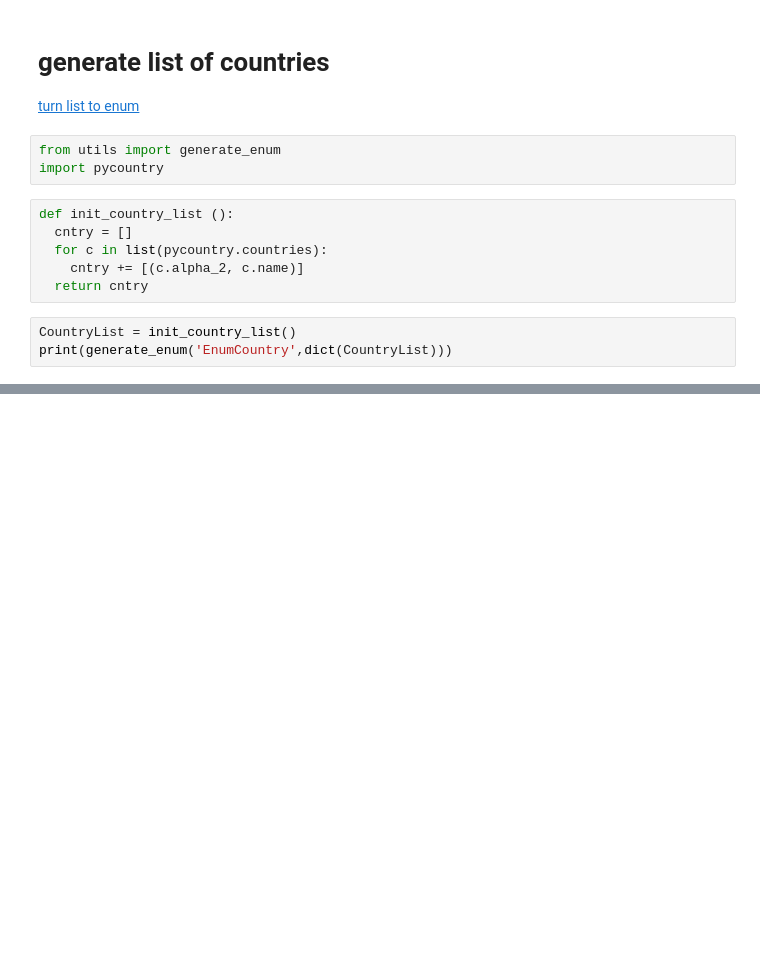
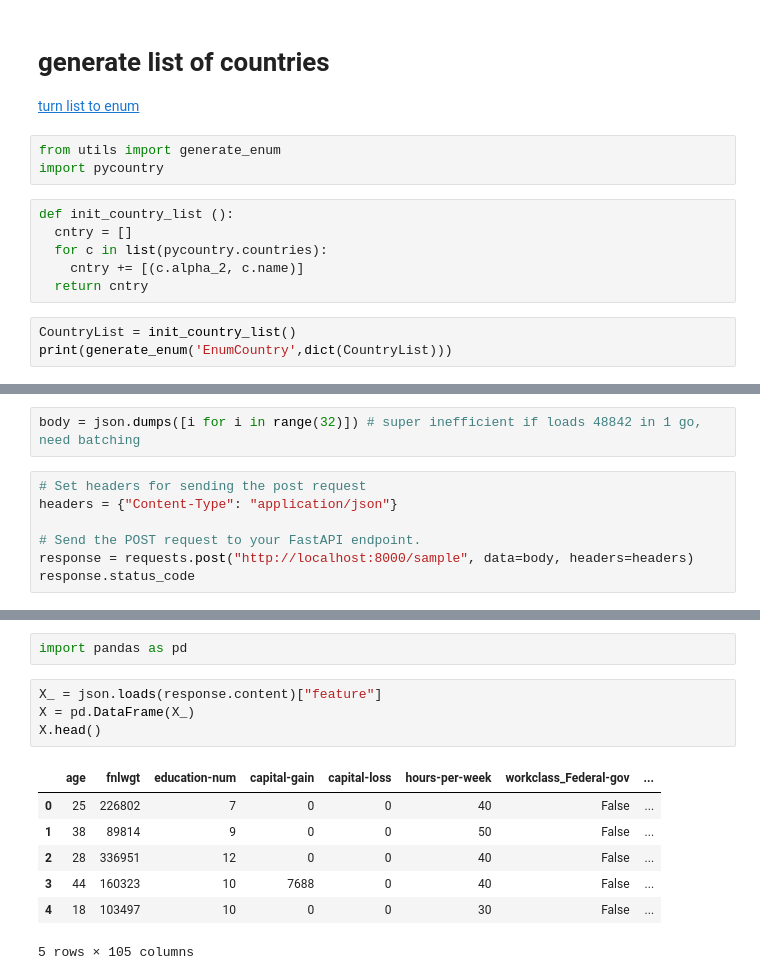
Before and after one commit to quantumai-asean/ai-assess-project, a Jupyter notebook: notebooks/test.ipynb, the cells around one changed output, grey strips where cells are left out. Drawn from its saved outputs; the diff is of its cells as text; blank space fills up the shorter version.

```diff
--- a/notebooks/test.ipynb
+++ b/notebooks/test.ipynb
@@ -58,0 +148,9 @@ print(generate_enum('EnumCountry',dict(CountryList)))
+# %%
+body = json.dumps([i for i in range(32)]) # super inefficient if loads 48842 in 1 go, need batching
+# %%
+# Set headers for sending the post request
+headers = {"Content-Type": "application/json"}
+
+# Send the POST request to your FastAPI endpoint.
+response = requests.post("http://localhost:8000/sample", data=body, headers=headers)
+response.status_code
@@ -58,0 +163,14 @@ print(generate_enum('EnumCountry',dict(CountryList)))
+# %%
+import pandas as pd
+# %%
+X_ = json.loads(response.content)["feature"]
+X = pd.DataFrame(X_)
+X.head()
+# %% [output]
+|  | age | fnlwgt | education-num | capital-gain | capital-loss | hours-per-week | workclass_Federal-gov | ... |
+| 0 | 25 | 226802 | 7 | 0 | 0 | 40 | False | ... |
+| 1 | 38 | 89814 | 9 | 0 | 0 | 50 | False | ... |
+| 2 | 28 | 336951 | 12 | 0 | 0 | 40 | False | ... |
+| 3 | 44 | 160323 | 10 | 7688 | 0 | 40 | False | ... |
+| 4 | 18 | 103497 | 10 | 0 | 0 | 30 | False | ... |
+5 rows × 105 columns
```
Also changed, not shown: parts of 32 cells of this notebook, 9 other files.
